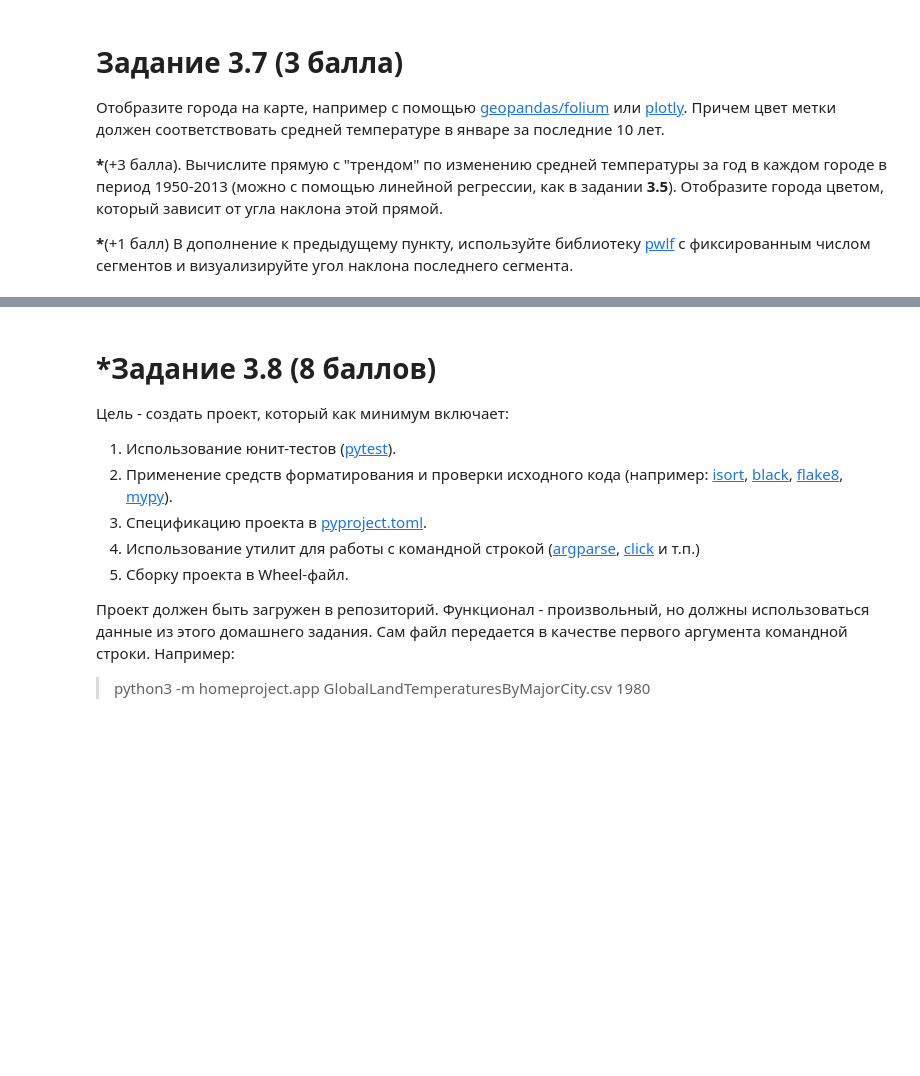
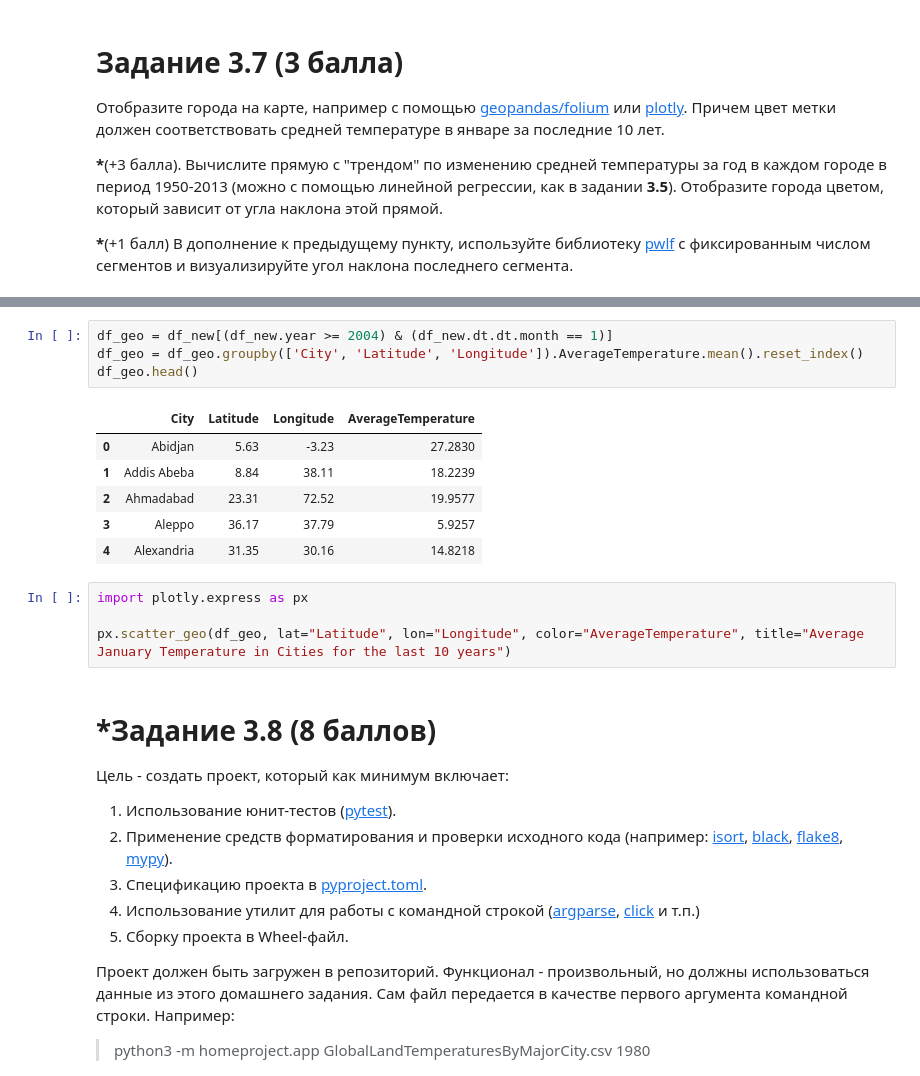
Before and after one commit to AirisFiorentini/Python-for-Data-Analysis, a Jupyter notebook: Task_3.ipynb, the cells around one changed output, grey strips where cells are left out. Saved outputs shown, nothing was run; the diff lists cells and outputs as text; blank space fills up the shorter version.

```diff
--- a/Task_3.ipynb
+++ b/Task_3.ipynb
@@ -283,3 +313,18 @@ Harbin
+# %%
+df_geo = df_new[(df_new.year >= 2004) & (df_new.dt.dt.month == 1)]
+df_geo = df_geo.groupby(['City', 'Latitude', 'Longitude']).AverageTemperature.mean().reset_index()
+df_geo.head()
+# %% [output]
+|  | City | Latitude | Longitude | AverageTemperature |
+| 0 | Abidjan | 5.63 | -3.23 | 27.2830 |
+| 1 | Addis Abeba | 8.84 | 38.11 | 18.2239 |
+| 2 | Ahmadabad | 23.31 | 72.52 | 19.9577 |
+| 3 | Aleppo | 36.17 | 37.79 | 5.9257 |
+| 4 | Alexandria | 31.35 | 30.16 | 14.8218 |
+# %%
+import plotly.express as px
+
+px.scatter_geo(df_geo, lat="Latitude", lon="Longitude", color="AverageTemperature", title="Average January Temperature in Cities for the last 10 years")
 # %% [markdown]
 # *Задание 3.8 (8 баллов)
 
```
Also changed, not shown: parts of 4 cells of this notebook.
